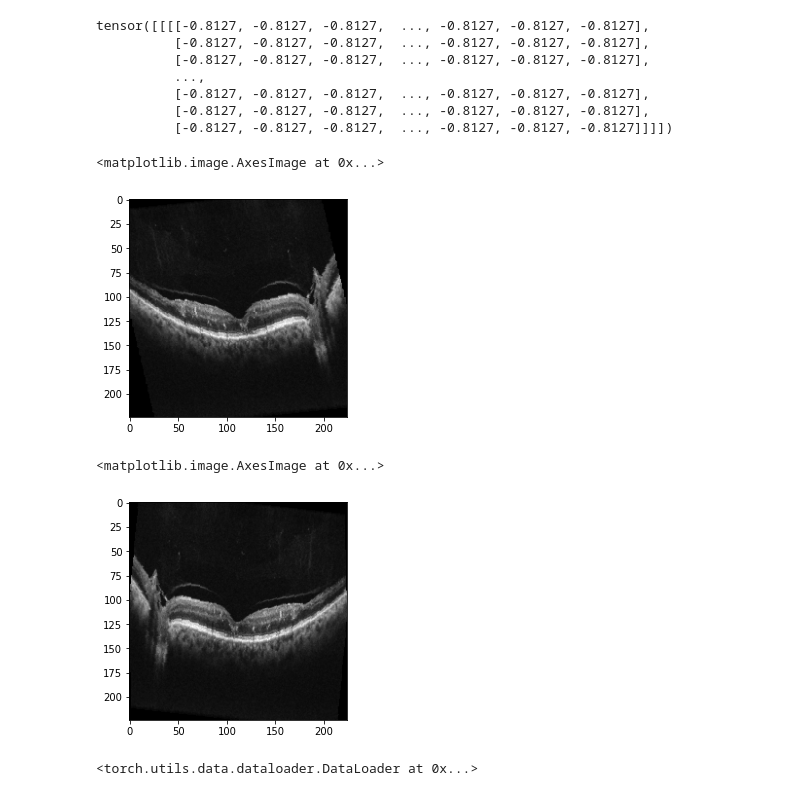
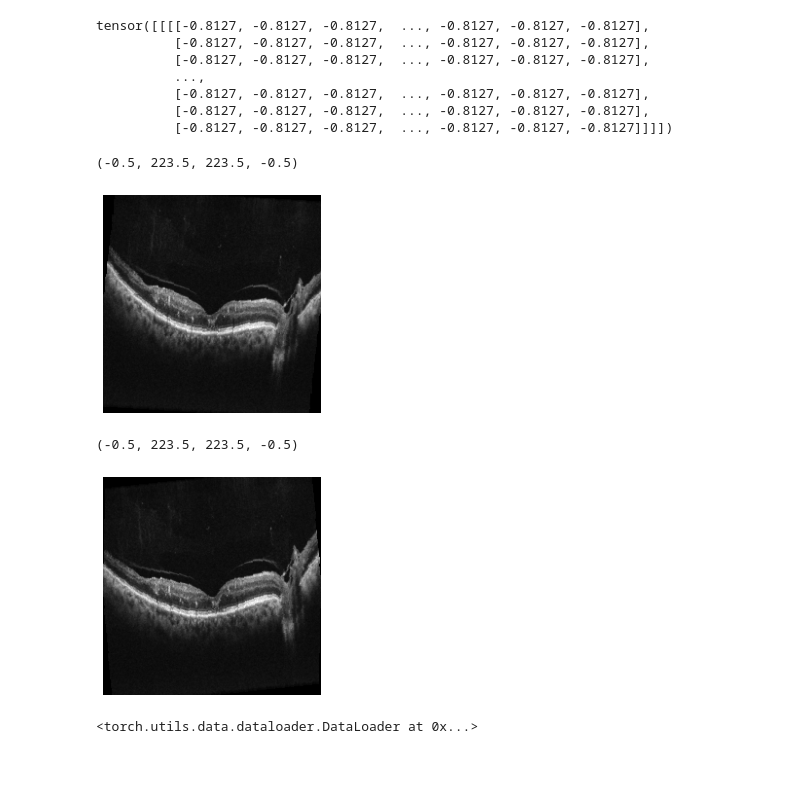
Before and after one commit to SaeedShurrab/Contrastive-positive-pairs-selection-strategies, a Jupyter notebook: notebooks/Datasets-building.ipynb, the cells around one changed output. Drawn from its saved outputs; the diff is of its cells as text; code cells hidden in the pictures; blank space fills up the shorter version.

```diff
--- a/notebooks/Datasets-building.ipynb
+++ b/notebooks/Datasets-building.ipynb
@@ -171,14 +171,16 @@ tensor([[[[-0.8127, -0.8127, -0.8127,  ..., -0.8127, -0.8127, -0.8127],
           [-0.8127, -0.8127, -0.8127,  ..., -0.8127, -0.8127, -0.8127]]]])
 # %%
 plt.imshow(x.squeeze(0).permute((1,2,0)),cmap='gray')
+plt.axis('off')
 # %% [output]
-<matplotlib.image.AxesImage at 0x...>
+(-0.5, 223.5, 223.5, -0.5)
-[figure, old version]
+[figure, new version]
 # %%
 plt.imshow(y.squeeze(0).permute((1,2,0)),cmap='gray')
+plt.axis('off')
 # %% [output]
-<matplotlib.image.AxesImage at 0x...>
+(-0.5, 223.5, 223.5, -0.5)
-[figure, old version]
+[figure, new version]
 # %%
 class UnristrictedDataLoader(pl.LightningDataModule):
     def __init__(self,
```
Also changed, not shown: 1 other file.
